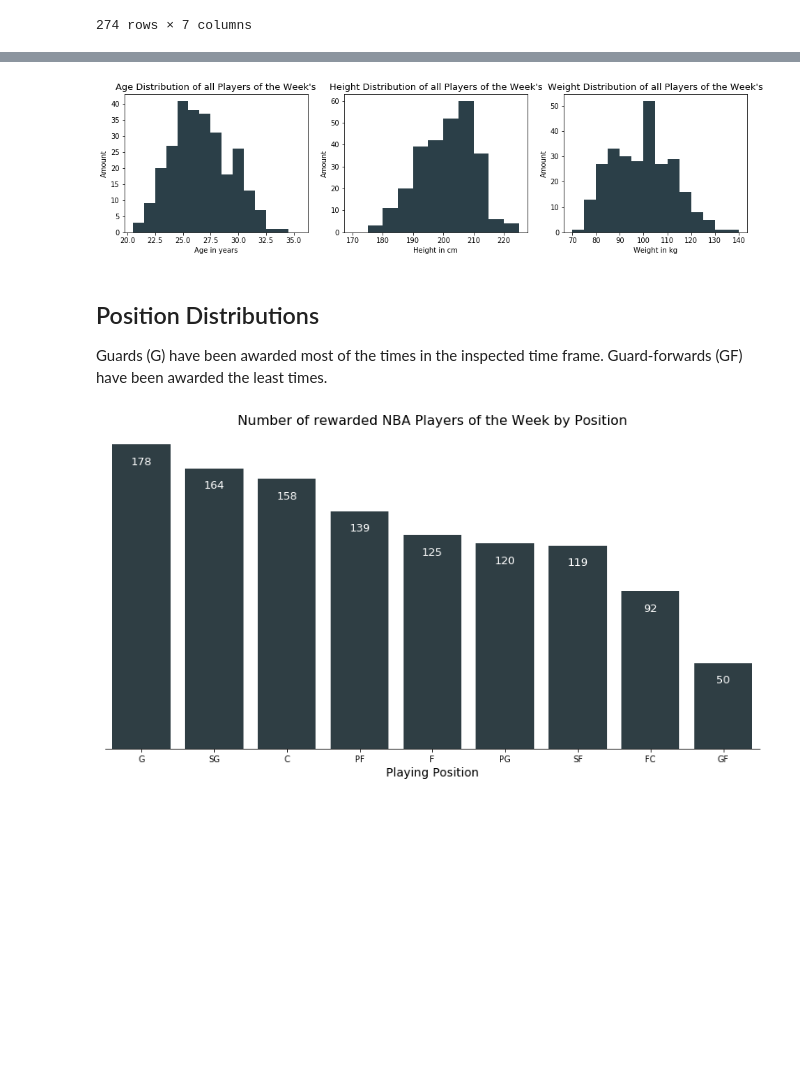
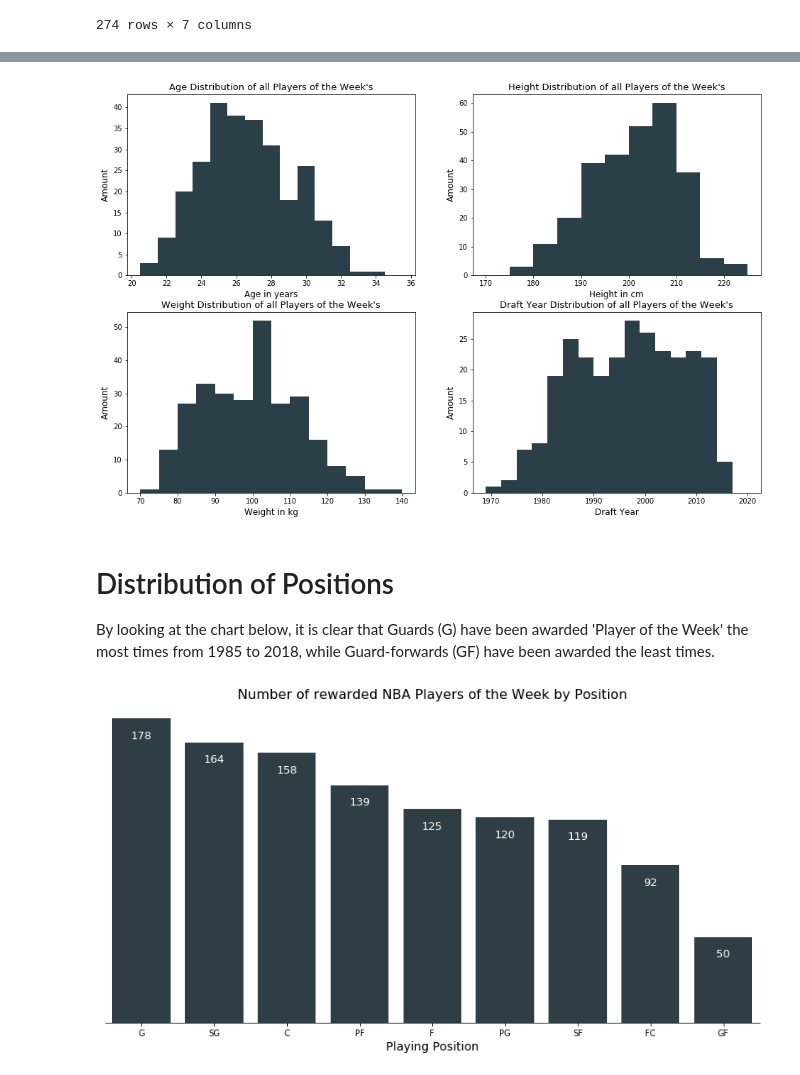
Before and after one commit to canbekley/nba_potw_visuals, a Jupyter notebook: nba_data_explanatory.ipynb, the cells around one changed output, grey strips where cells are left out. Drawn from its saved outputs; the diff is of its cells as text; code cells hidden in the pictures; blank space fills up the shorter version.

```diff
--- a/nba_data_explanatory.ipynb
+++ b/nba_data_explanatory.ipynb
@@ -180,9 +184,10 @@ In this stage of the EDA, I would like to inspect to distributions in the ages,
 # %%
 # Defines function for histograms
 def subplots(dataframe, index, column, column_label, min_bin=0, max_bin=10, bin_intervall=1):
-    plt.subplot(2, 3, index)
+    plt.subplot(2, 2, index)
     bins = np.arange(min_bin, max_bin + bin_intervall, bin_intervall)
     plt.hist(data=dataframe, x=column, bins=bins, color='#2b3f48')
     plt.title("{} Distribution of all Players of the Week's".format(column), fontdict={'size':13})
-    plt.xlabel(column_label)
-    plt.ylabel('Amount')
+    plt.xlabel(column_label, fontsize=12)
+    plt.ylabel('Amount', fontsize=12)
+    plt.subplots_adjust(top=1.1)
@@ -192,14 +198,16 @@ The age plot shows a bimodal distribution with an overall skew to the right. The
 # %%
 # plot the distributions
 plt.figure(figsize= [16, 8])
 subplots(df2, 1, 'Age', 'Age in years', 20.5, 35.5, 1)
 subplots(df2, 2, 'Height', 'Height in cm', 170, 225, 5)
-subplots(df2, 3, 'Weight', 'Weight in kg', 70, 140, 5);
+subplots(df2, 3, 'Weight', 'Weight in kg', 70, 140, 5)
+subplots(df2, 4, 'Draft Year', 'Draft Year', 1969, 2018, 3);
 # %% [output]
-[figure, old version]
+[figure, new version]
 # %% [markdown]
-## Position Distributions
-Guards (G) have been awarded most of the times in the inspected time frame. Guard-forwards (GF) have been awarded the least times.
+<a id="pos"></a>
+# Distribution of Positions
+By looking at the chart below, it is clear that Guards (G) have been awarded 'Player of the Week' the most times from 1985 to 2018, while Guard-forwards (GF) have been awarded the least times.
 # %%
 # Clean inconsistent Position values
 df['Position'] = df['Position'].str.replace('F-C', 'FC')
```
Also changed, not shown: parts of 19 cells of this notebook, 4 other files.
